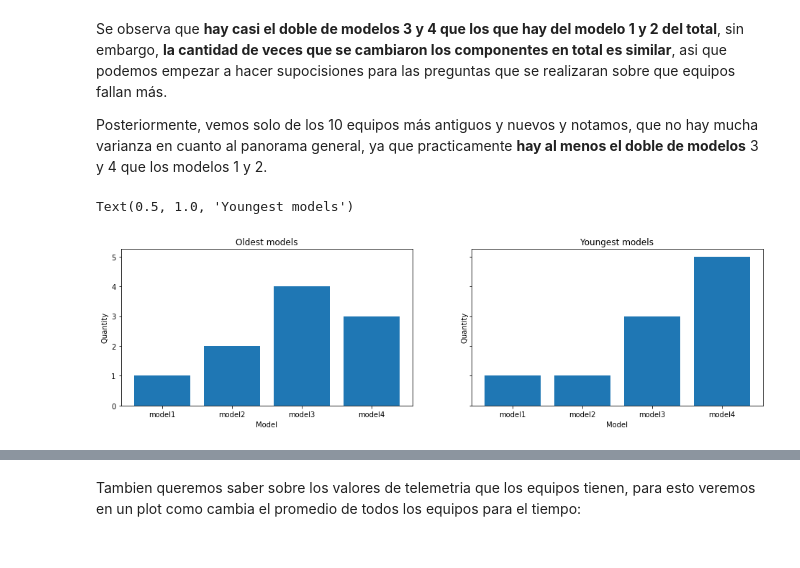
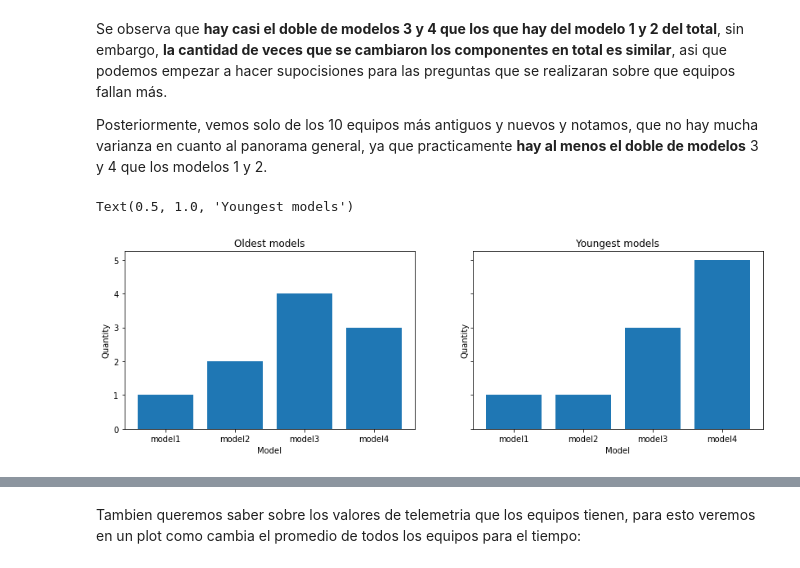
Before and after one commit to Brami01/TIC_Project_PM, a Jupyter notebook: main.ipynb, the cells around one changed output, grey strips where cells are left out. Drawn from its saved outputs; the diff is of its cells as text; code cells hidden in the pictures.

```diff
--- a/main.ipynb
+++ b/main.ipynb
@@ -184,26 +196,25 @@ Text(0.5, 1.0, 'Components')
 Se observa que **hay casi el doble de modelos 3 y 4 que los que hay del modelo 1 y 2 del total**, sin embargo, **la cantidad de veces que se cambiaron los componentes en total es similar**, asi que podemos empezar a hacer supocisiones para las preguntas que se realizaran sobre que equipos fallan más.
 
 Posteriormente, vemos solo de los 10 equipos más antiguos y nuevos y notamos, que no hay mucha varianza en cuanto al panorama general, ya que practicamente **hay al menos el doble de modelos** 3 y 4 que los modelos 1 y 2.
-# %%
-youngest_machine = machines[machines['age'] == np.min(machines['age'])].index[0]
-oldest_machine = machines[machines['age'] == np.max(machines['age'])].index[1]
-
-oldest_machines = machines.sort_values('age', ascending=False).iloc[:10]
-youngest_machines = machines.sort_values('age').iloc[:10]
-
-oldest_models = oldest_machines.groupby('model').size()
-youngest_models = youngest_machines.groupby('model').size()
-
-fig, axs = plt.subplots(1, 2, figsize=(16,4), sharey=True)
-axs[0].bar(oldest_models.index, oldest_models.values)
-axs[0].set_xlabel('Model')
-axs[0].set_ylabel('Quantity')
-axs[0].set_title('Oldest models')
-axs[1].bar(youngest_models.index, youngest_models.values)
-axs[1].set_xlabel('Model')
-axs[1].set_ylabel('Quantity')
-axs[1].set_title('Youngest models')
-## MODELOS A TRAVES DE LOS ANOS
-# %% [output]
-Text(0.5, 1.0, 'Youngest models')
-[figure, removed]
+# %%
+youngest_machine = machines[machines['age'] == np.min(machines['age'])].index[0]
+oldest_machine = machines[machines['age'] == np.max(machines['age'])].index[1]
+
+oldest_machines = machines.sort_values('age', ascending=False).iloc[:10]
+youngest_machines = machines.sort_values('age').iloc[:10]
+
+oldest_models = oldest_machines.groupby('model').size()
+youngest_models = youngest_machines.groupby('model').size()
+
+fig, axs = plt.subplots(1, 2, figsize=(14,4), sharey=True)
+axs[0].bar(oldest_models.index, oldest_models.values)
+axs[0].set_xlabel('Model')
+axs[0].set_ylabel('Quantity')
+axs[0].set_title('Oldest models')
+axs[1].bar(youngest_models.index, youngest_models.values)
+axs[1].set_xlabel('Model')
+axs[1].set_ylabel('Quantity')
+axs[1].set_title('Youngest models')
+# %% [output]
+Text(0.5, 1.0, 'Youngest models')
+[figure, added]
```
Also changed, not shown: parts of 19 cells of this notebook.
